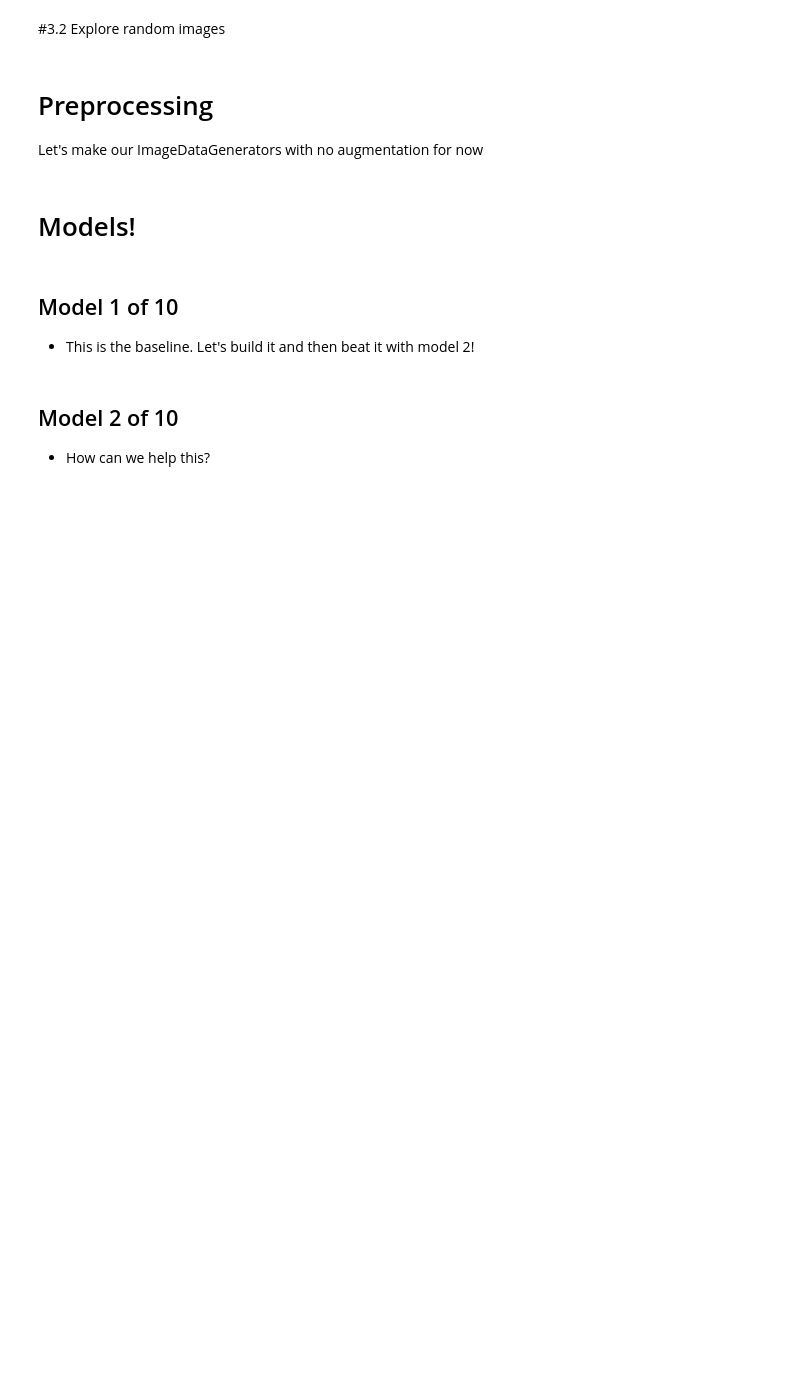
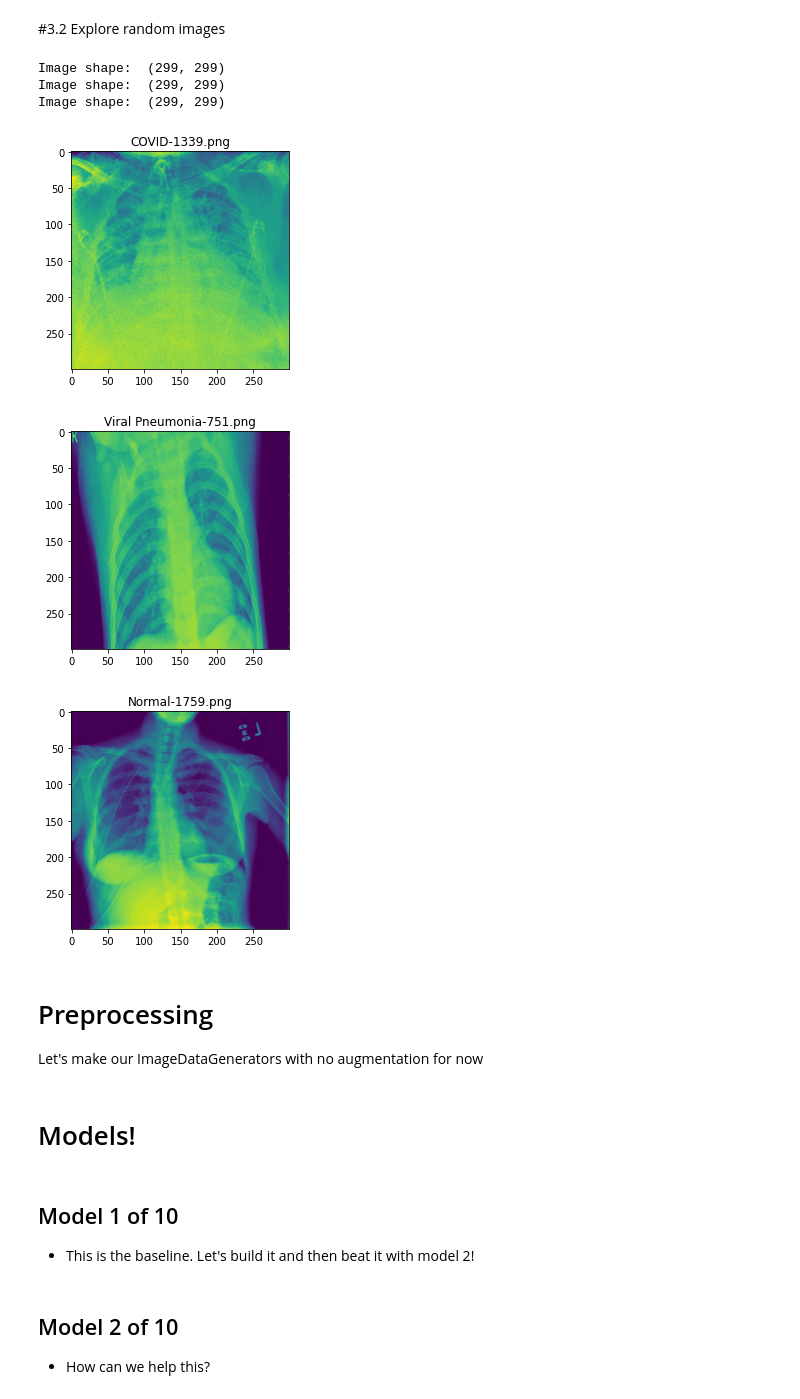
Before and after one commit to alexantaki16/covid, a Jupyter notebook: Code/covid_19.ipynb, the cells around one changed output. Saved outputs shown, nothing was run; the diff lists cells and outputs as text; code cells hidden in the pictures; blank space fills up the shorter version.

```diff
--- a/Code/covid_19.ipynb
+++ b/Code/covid_19.ipynb
@@ -137,3 +374,12 @@ def view_random_image(target_dir, target_class):
+# %%
+view_random_image()
+# %% [output]
+Image shape:  (299, 299)
+Image shape:  (299, 299)
+Image shape:  (299, 299)
+[figure, added]
+[figure, added]
+[figure, added]
 # %% [markdown]
 # Preprocessing
 
```
Also changed, not shown: parts of 19 cells of this notebook.
